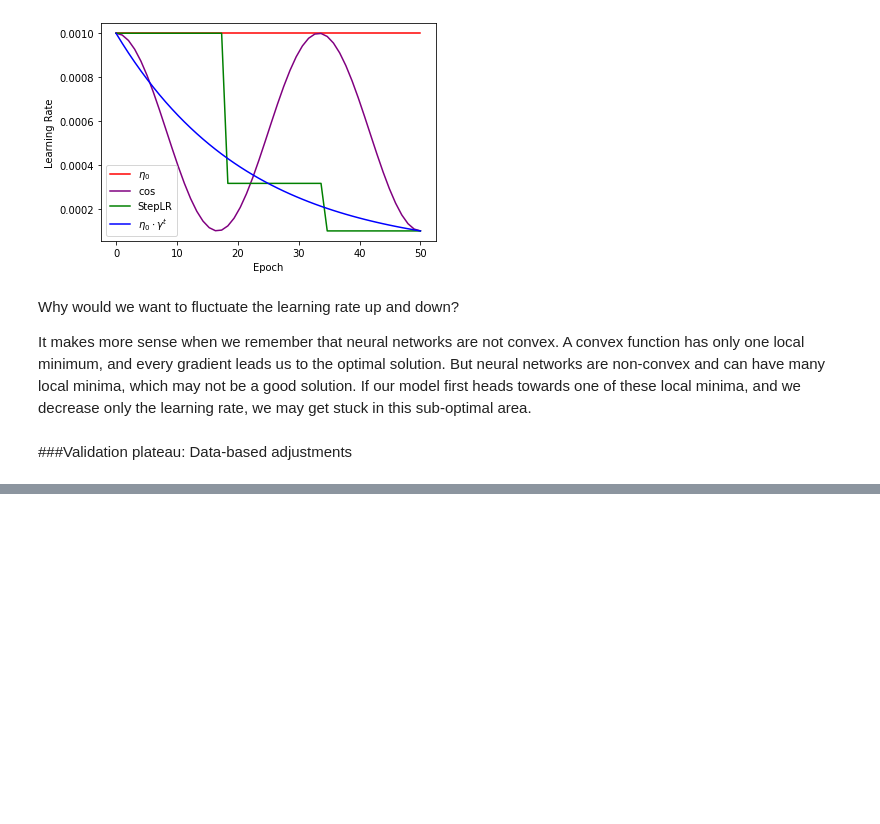
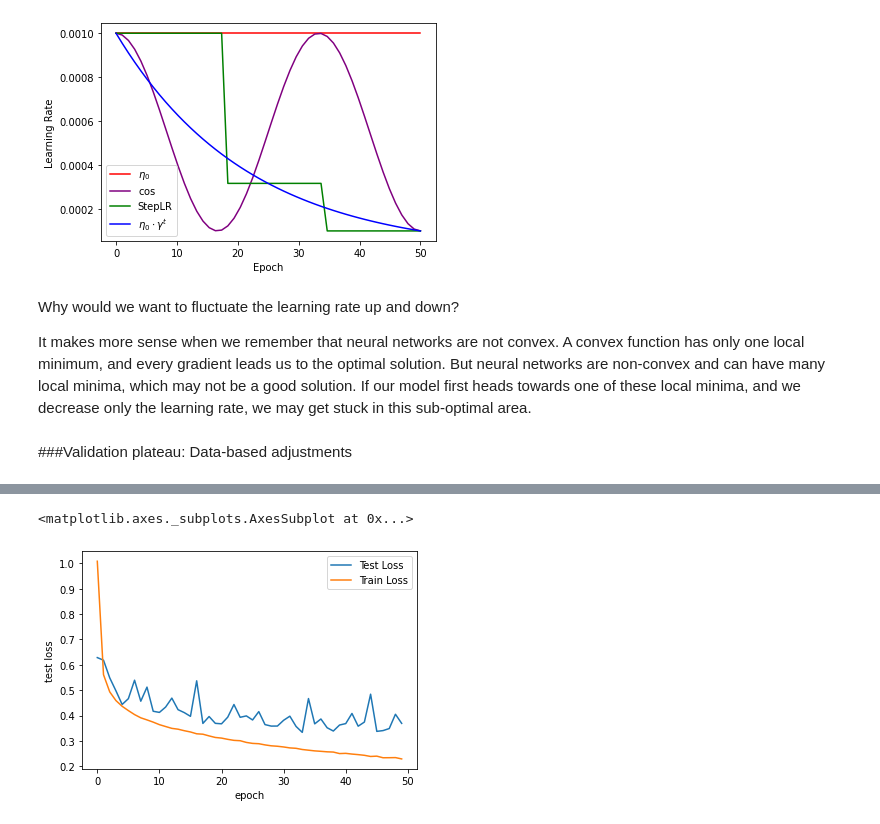
Before and after one commit to rahiakela/deep-learning-research-and-practice, a Jupyter notebook: inside-deep-learing/05-modern-training-techniques/02_learning_rate_schedules.ipynb, the cells around one changed output, grey strips where cells are left out. Drawn from its saved outputs; the diff is of its cells as text; code cells hidden in the pictures; blank space fills up the shorter version.

```diff
--- a/inside-deep-learing/05-modern-training-techniques/02_learning_rate_schedules.ipynb
+++ b/inside-deep-learing/05-modern-training-techniques/02_learning_rate_schedules.ipynb
@@ -432,0 +446,6 @@ fc_results_coslr = train_network(fc_model,
+# %%
+sns.lineplot(x="epoch", y="test loss", data=fc_results, label="Test Loss")
+sns.lineplot(x="epoch", y="train loss", data=fc_results, label="Train Loss")
+# %% [output]
+<matplotlib.axes._subplots.AxesSubplot at 0x...>
+[figure, added]
```
Also changed, not shown: parts of 10 cells of this notebook.
